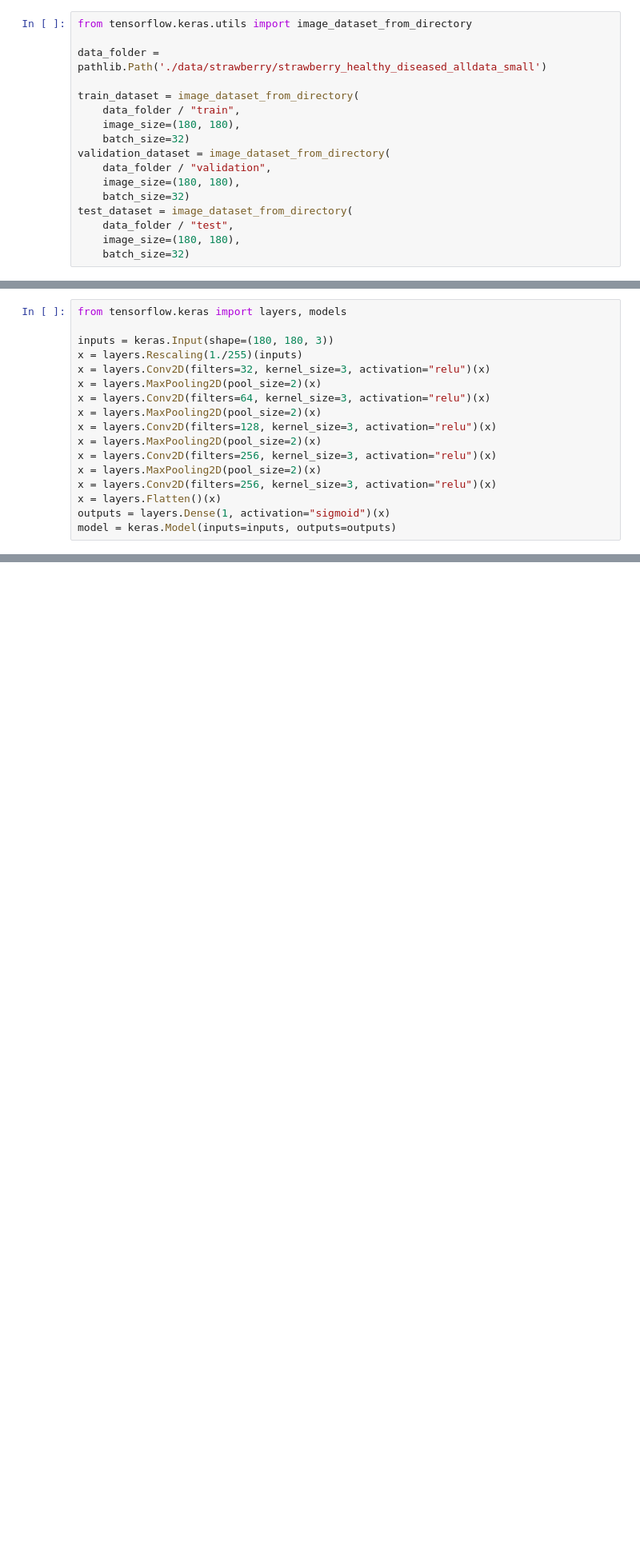
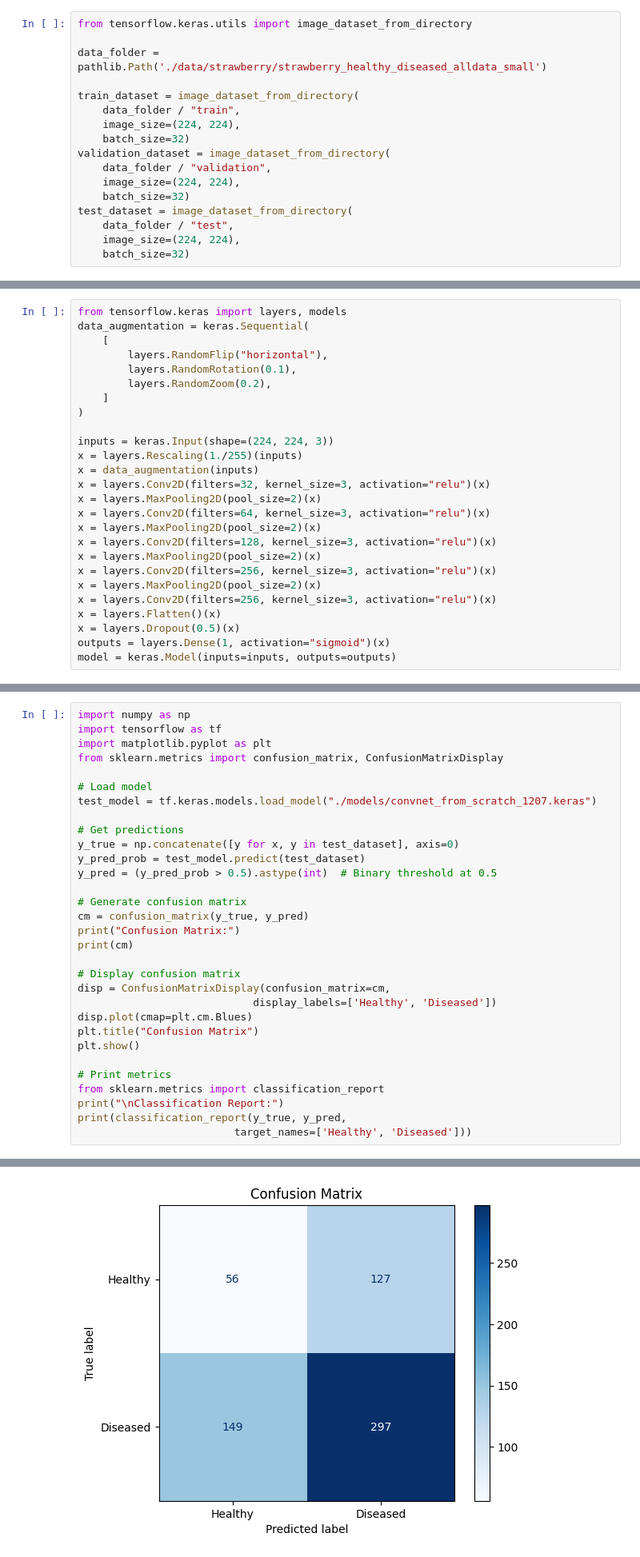
Before and after one commit to Jianting-Selina/CSCN8010_practical_lab, a Jupyter notebook: detection2.ipynb, the cells around one changed output, grey strips where cells are left out. Shown at 80% size. Drawn from its saved outputs; the diff is of its cells as text; blank space fills up the shorter version.

```diff
--- a/detection2.ipynb
+++ b/detection2.ipynb
@@ -97,15 +98,15 @@ data_folder = pathlib.Path('./data/strawberry/strawberry_healthy_diseased_alldat
 
 train_dataset = image_dataset_from_directory(
     data_folder / "train",
-    image_size=(180, 180),
+    image_size=(224, 224),
     batch_size=32)
 validation_dataset = image_dataset_from_directory(
     data_folder / "validation",
-    image_size=(180, 180),
+    image_size=(224, 224),
     batch_size=32)
 test_dataset = image_dataset_from_directory(
     data_folder / "test",
-    image_size=(180, 180),
+    image_size=(224, 224),
     batch_size=32)
 # %% [output]
 Found 624 files belonging to 2 classes.
@@ -113,9 +114,17 @@ Found 313 files belonging to 2 classes.
 Found 629 files belonging to 2 classes.
 # %%
 from tensorflow.keras import layers, models
+data_augmentation = keras.Sequential(
+    [
+        layers.RandomFlip("horizontal"),
+        layers.RandomRotation(0.1),
+        layers.RandomZoom(0.2),
+    ]
+)
 
-inputs = keras.Input(shape=(180, 180, 3))
+inputs = keras.Input(shape=(224, 224, 3))
 x = layers.Rescaling(1./255)(inputs)
+x = data_augmentation(inputs)
 x = layers.Conv2D(filters=32, kernel_size=3, activation="relu")(x)
 x = layers.MaxPooling2D(pool_size=2)(x)
 x = layers.Conv2D(filters=64, kernel_size=3, activation="relu")(x)
@@ -126,6 +135,7 @@ x = layers.Conv2D(filters=256, kernel_size=3, activation="relu")(x)
 x = layers.MaxPooling2D(pool_size=2)(x)
 x = layers.Conv2D(filters=256, kernel_size=3, activation="relu")(x)
 x = layers.Flatten()(x)
+x = layers.Dropout(0.5)(x)
 outputs = layers.Dense(1, activation="sigmoid")(x)
 model = keras.Model(inputs=inputs, outputs=outputs)
 # %%
@@ -194,0 +204,32 @@ print(f"Test accuracy: {test_acc:.3f}")
+# %%
+import numpy as np
+import tensorflow as tf
+import matplotlib.pyplot as plt
+from sklearn.metrics import confusion_matrix, ConfusionMatrixDisplay
+
+# Load model
+test_model = tf.keras.models.load_model("./models/convnet_from_scratch_1207.keras")
+
+# Get predictions
+y_true = np.concatenate([y for x, y in test_dataset], axis=0)
+y_pred_prob = test_model.predict(test_dataset)
+y_pred = (y_pred_prob > 0.5).astype(int)  # Binary threshold at 0.5
+
+# Generate confusion matrix
+cm = confusion_matrix(y_true, y_pred)
+print("Confusion Matrix:")
+print(cm)
+
+# Display confusion matrix
+disp = ConfusionMatrixDisplay(confusion_matrix=cm,
+                            display_labels=['Healthy', 'Diseased'])
+disp.plot(cmap=plt.cm.Blues)
+plt.title("Confusion Matrix")
+plt.show()
+
+# Print metrics
+from sklearn.metrics import classification_report
+print("\nClassification Report:")
+print(classification_report(y_true, y_pred,
+                         target_names=['Healthy', 'Diseased']))
+# %% [output]
@@ -194,0 +240 @@ print(f"Test accuracy: {test_acc:.3f}")
+[figure, added]
```
Also changed, not shown: parts of 12 cells of this notebook, 1 other file.
